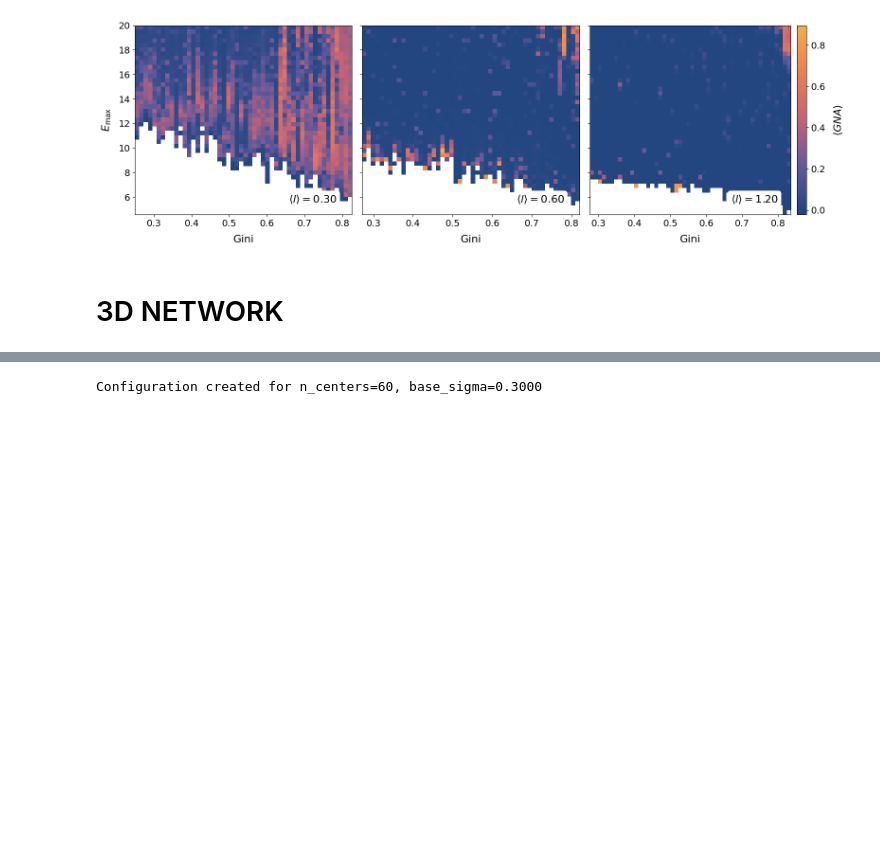
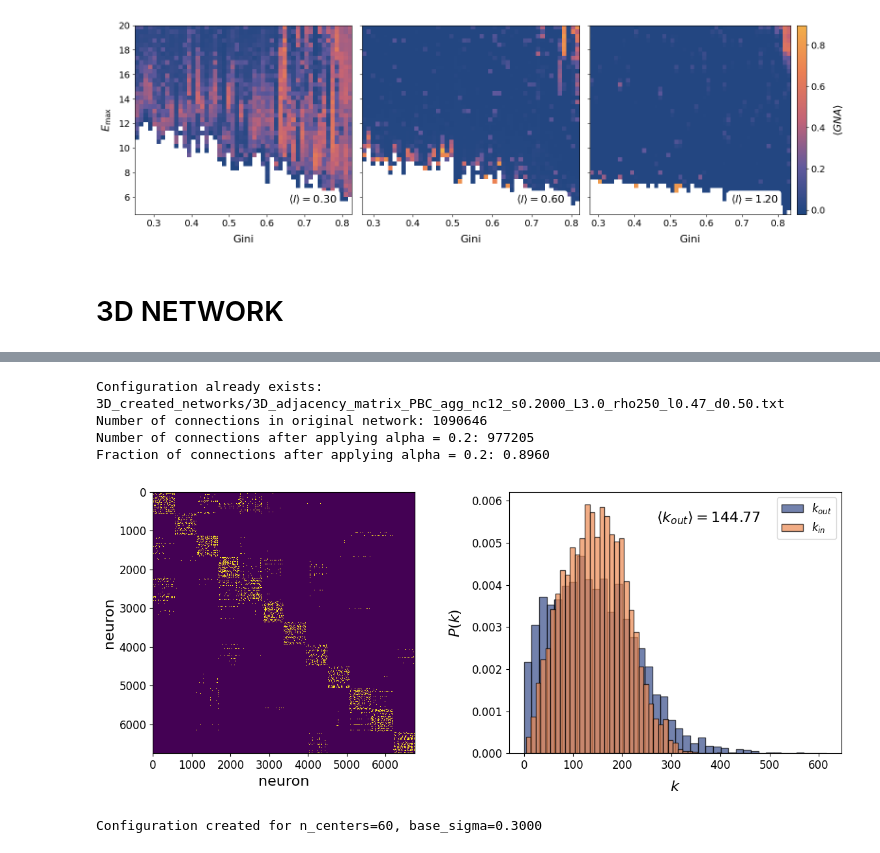
Before and after one commit to underDD/TFM, a Jupyter notebook: create_network.ipynb, the cells around one changed output, grey strips where cells are left out. Cells and saved outputs as stored; diff of their text form; code cells hidden in the pictures; blank space fills up the shorter version.

```diff
--- a/create_network.ipynb
+++ b/create_network.ipynb
@@ -883,7 +884,7 @@ M = fcn.load_A(output_filename) # M is th matrix with the number of tries for ea
 number_of_connections = np.count_nonzero(M)
 print(f"Number of connections in original network: {number_of_connections}")
 
-A, output_filename = fcn.modify_A_alpha(M, alpha, parameters2D)
+A, output_filename = fcn.modify_A_alpha2D(M, alpha, parameters2D)
 number_of_successful_connections = A.sum()
 print(f"Number of connections after applying alpha = {alpha}: {number_of_successful_connections}")
 
@@ -1894,19 +1875,86 @@ fcn.neuron_map_gini3D(filename, parameters3D)
 # %%
 import subprocess
 import numpy as np
+import importlib
+import functions_create_networks as fcn
+importlib.reload(fcn)
 
 # compilar
 subprocess.run([
     "C:/msys64/ucrt64/bin/gcc.exe",
     "-O3",
     "3D_create_network.c",
     "3D_functions.c",
     "-o",
     "3D_create_network.exe",
     "-lm"
 ])
 
-alphas = [0.2]
+alpha = 0.2
 # alphas = np.arange(0.0, 1.01, 0.01)
 
-output_filenames = fcn.create_network3D(parameters3D, alphas)
+output_filename = fcn.create_network3D(parameters3D)
+
+M = fcn.load_A(output_filename) # M is th amtrix with the number of tries for each connection between neurons
+number_of_connections = np.count_nonzero(M)
+print(f"Number of connections in original network: {number_of_connections}")
+
+A, output_filename = fcn.modify_A_alpha3D(M, alpha, parameters3D)
+number_of_successful_connections = A.sum()
+print(f"Number of connections after applying alpha = {alpha}: {number_of_successful_connections}")
+
+print(f"Fraction of connections after applying alpha = {alpha}: {number_of_successful_connections/number_of_connections:.4f}")
+
+# =========================
+# GRADO
+# =========================
+# Red dirigida: out-degree = suma por filas
+k_out = A.sum(axis=1)
+k_in = A.sum(axis=0)
+
+# Para histograma discreto
+k_vals = np.arange(k_out.max() + 1)
+counts = np.bincount(k_out)
+
+# =========================
+# FIGURA CON DOS SUBPLOTS
+# =========================
+fig, axs = plt.subplots(1, 2, figsize=(12, 5))
+
+# --------- MATRIZ DE ADYACENCIA ---------
+ax = axs[0]
+ax.imshow(A, aspect='equal', interpolation='nearest')
+
+ax.set_xlim(0, A.shape[0])
+ax.set_ylim(A.shape[0], 0)
+ax.set_xlabel('neuron', fontsize=16)
+ax.set_ylabel('neuron', fontsize=16)
+ax.tick_params(labelsize=12)
+
+# --------- DISTRIBUCIÓN DE GRADO ---------
+k_out_mean = k_out.mean()
+# k_in_mean = k_in.mean()
+ax = axs[1]
+
+ax.hist(k_out, bins=40, density=True, color=sunset2(0.1), edgecolor='black', alpha=0.7, label = r'$k_{out}$')
+ax.hist(k_in, bins=40, density=True, color=sunset2(0.8), edgecolor='black', alpha = 0.7, label = r'$k_{in}$')
+
+# ax.text(0.75, 0.85, f"$\\langle k_{{out}} \\rangle = {k_out_mean:.2f}$\n$\\langle k_{{in}} \\rangle = {k_in_mean:.2f}$", fontsize=14, ha='center', va='center', transform=ax.transAxes)
+
+ax.text(0.6, 0.9, f"$\\langle k_{{out}} \\rangle = {k_out_mean:.2f}$", fontsize=16, ha='center', va='center', transform=ax.transAxes)
+
+ax.set_xlabel(r'$k$', fontsize=16, labelpad=10)
+ax.set_ylabel(r'$P(k)$', fontsize=16, labelpad=10)
+ax.legend(fontsize = 12, loc = 'upper right')
+ax.tick_params(labelsize=12)
+
+plt.tight_layout()
+plt.show()
+
+# Hacer una matrix de las posibles conexiones que puede hace un axon y luego eliminar de acuerdo a la alpha
+# %% [output]
+Configuration already exists: 3D_created_networks/3D_adjacency_matrix_PBC_agg_nc12_s0.2000_L3.0_rho250_l0.47_d0.50.txt
+Number of connections in original network: 1090646
+Number of connections after applying alpha = 0.2: 977205
+Fraction of connections after applying alpha = 0.2: 0.8960
+[figure, added]
```
Also changed, not shown: parts of 13 cells of this notebook, 23 other files.
